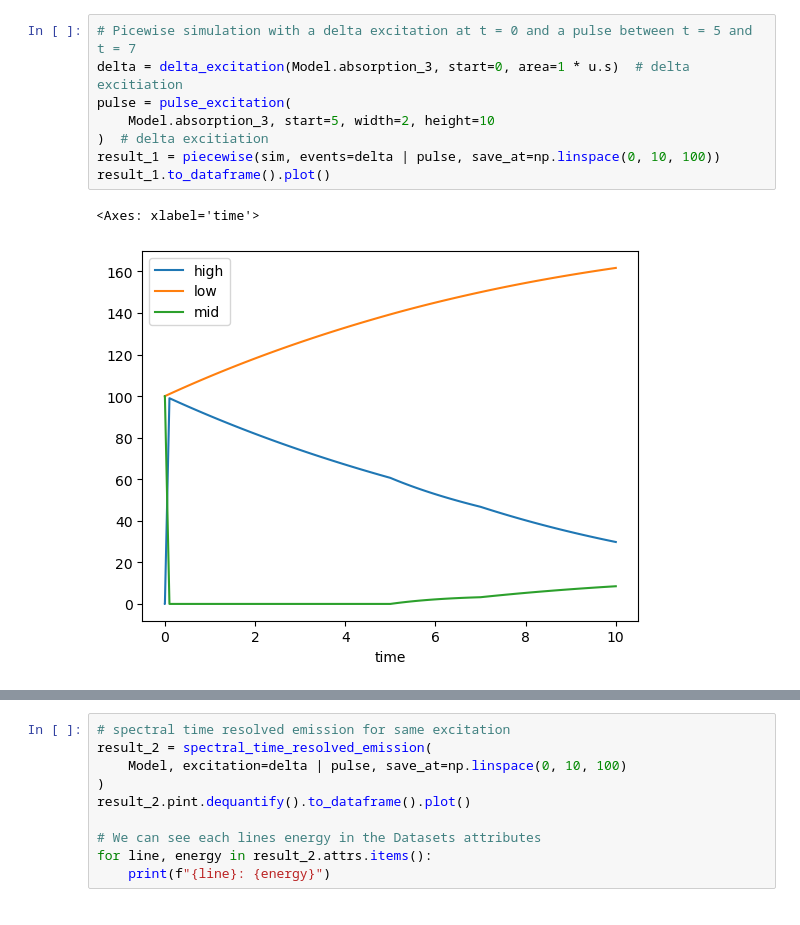
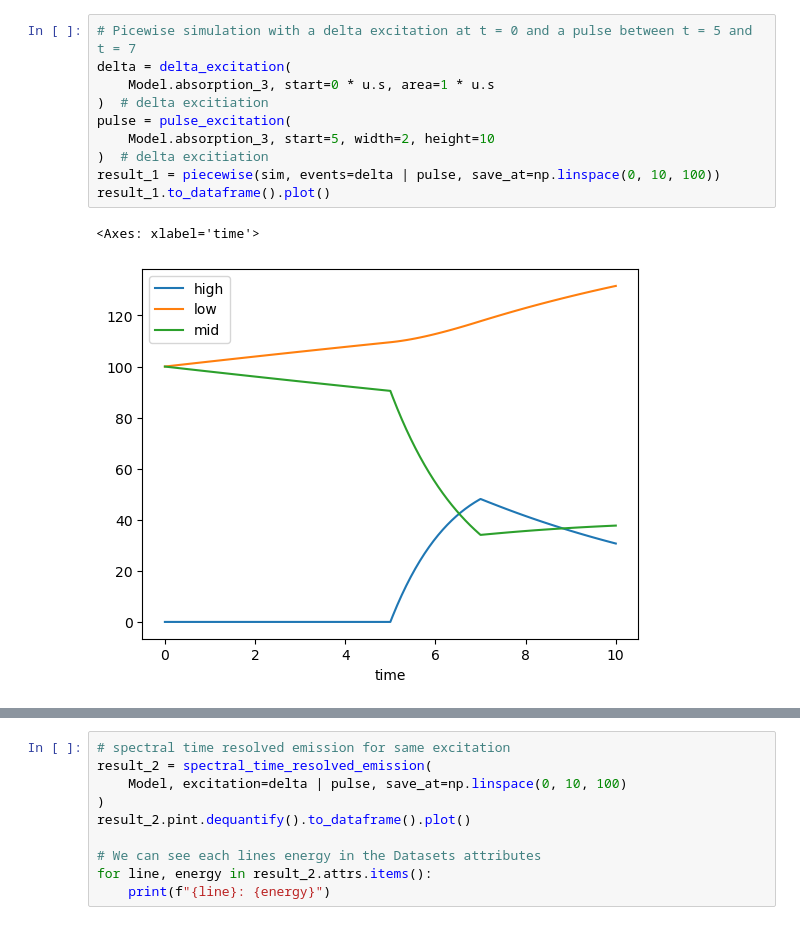
Before and after one commit to dyscolab/jablonski, a Jupyter notebook: examples/time_resolved.ipynb, the cells around one changed output, grey strips where cells are left out. Drawn from its saved outputs; the diff is of its cells as text.

```diff
--- a/examples/time_resolved.ipynb
+++ b/examples/time_resolved.ipynb
@@ -38,11 +36,13 @@ Error:
 # %%
 # Picewise simulation with a delta excitation at t = 0 and a pulse between t = 5 and t = 7
-delta = delta_excitation(Model.absorption_3, start=0, area=1 * u.s)  # delta excitiation
+delta = delta_excitation(
+    Model.absorption_3, start=0 * u.s, area=1 * u.s
+)  # delta excitiation
 pulse = pulse_excitation(
     Model.absorption_3, start=5, width=2, height=10
 )  # delta excitiation
 result_1 = piecewise(sim, events=delta | pulse, save_at=np.linspace(0, 10, 100))
 result_1.to_dataframe().plot()
 # %% [output]
 <Axes: xlabel='time'>
-[figure, old version]
+[figure, new version]
```
Also changed, not shown: parts of 2 cells of this notebook, 4 other files.
